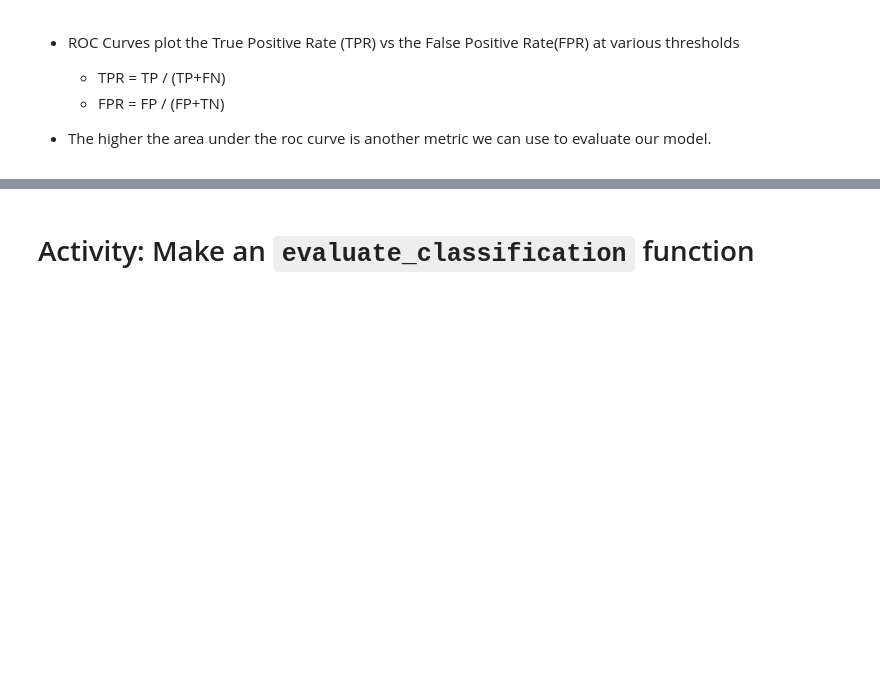
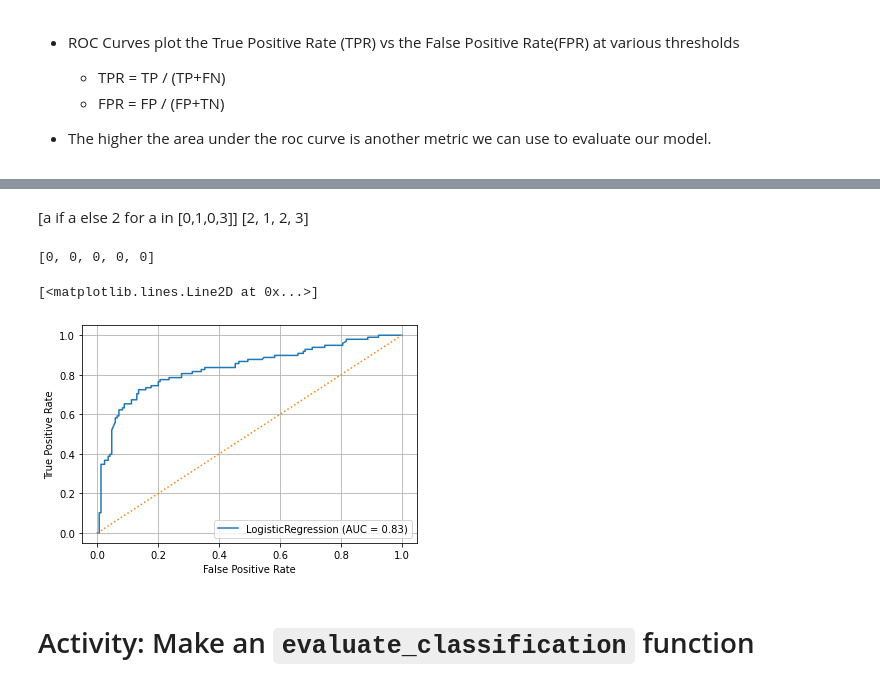
Before and after one commit to flatiron-school/Online-DS-FT-022221-Cohort-Notes, a Jupyter notebook: Phase_3/topic_25_logistic_regression/topic_25_pt2_LogisticRegression_titanic-v2-SG.ipynb, the cells around one changed output, grey strips where cells are left out. Saved outputs shown, nothing was run; the diff lists cells and outputs as text; code cells hidden in the pictures; blank space fills up the shorter version.

```diff
--- a/Phase_3/topic_25_logistic_regression/topic_25_pt2_LogisticRegression_titanic-v2-SG.ipynb
+++ b/Phase_3/topic_25_logistic_regression/topic_25_pt2_LogisticRegression_titanic-v2-SG.ipynb
@@ -845,5 +916,27 @@ ax.grid()
+# %% [markdown]
+[a if a else 2 for a in [0,1,0,3]]
+[2, 1, 2, 3]
+# %%
+probs = log_reg.predict_proba(X_test_tf)[:,1]
+preds = [1 if x > 0.7 else 0  for x in probs ]
+preds[:5]
+# preds = []
+# for x in probs:
+#     if x>0.7:
+#         preds.append(1)
+#     else:
+#         preds.append(0)
+# print(metrics.classification_report(y_test, preds))
+# %% [output]
+[0, 0, 0, 0, 0]
 # %%
 ## Using sklearn's built-in andn making it match ours above
+curve = metrics.plot_roc_curve(log_reg,X_test_tf,y_test)
+curve.ax_.grid()
+curve.ax_.plot([0,1],[0,1],ls=':')
+# %% [output]
+[<matplotlib.lines.Line2D at 0x...>]
+[figure, added]
 # %% [markdown]
 # Activity: Make an `evaluate_classification` function
 # %% [markdown]
```
Also changed, not shown: parts of 85 cells of this notebook, 1 other file.
